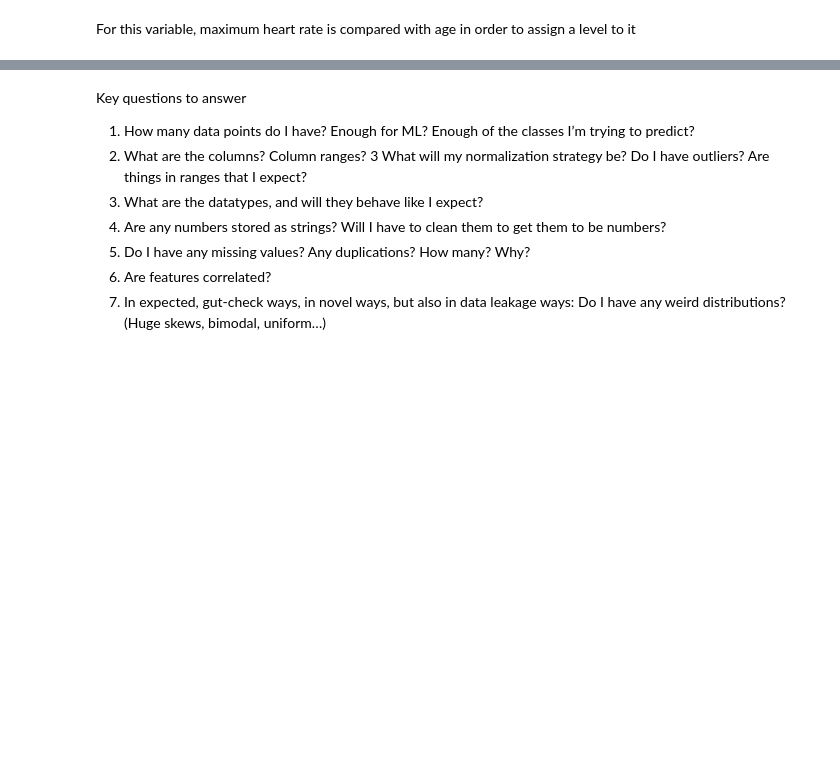
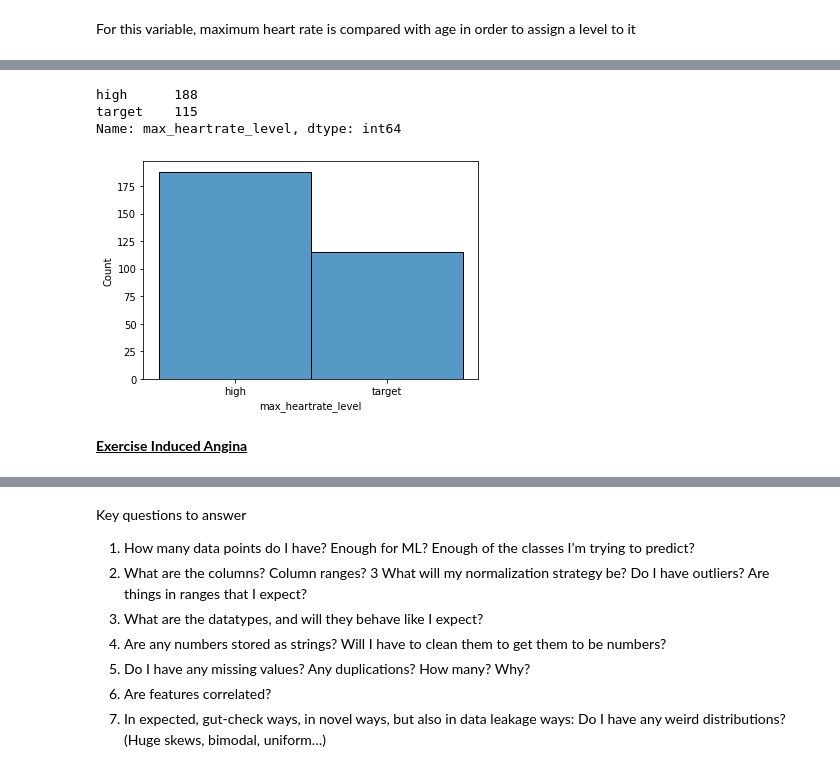
Before and after one commit to abielhammonds/predict_heart_disease_machine_learning_project, a Jupyter notebook: heart_disease_uci.ipynb, the cells around one changed output, grey strips where cells are left out. Cells and saved outputs as stored; diff of their text form; code cells hidden in the pictures; blank space fills up the shorter version.

Commit message:
updating project file with more feature analysis, adding feature analysis notebook, adding additional image files

```diff
--- a/heart_disease_uci.ipynb
+++ b/heart_disease_uci.ipynb
@@ -637,0 +596,19 @@ ValueError: The truth value of a Series is ambiguous. Use a.empty, a.bool(), a.i
+# %%
+#this For Loop creates a list called normal_max_rate; this is the target maximum heart rate for each patient's age
+
+normal_max_rate = []
+
+for value in heart_data["age"]:
+    normal_max_rate.append(200 - value)
+
+#the target max heart rate is added as a column to the heart dataframe
+heart_data['normal_max_rate'] = normal_max_rate
+
+#an additional column called 'max_heartrate_level' is created
+#this is the patient's heart rate compared with their target max heart rate
+#if the patient's max heart rate is higher than the target for their age, their level is listed as 'high'
+#if the patient's max heart rate is equal to or lower than the target for their age, their level is listed as 'target'
+heart_data['max_heartrate_level'] = np.where(heart_data['thalach']>heart_data['normal_max_rate'],'high','target')
+
+#here is the heart dataframe with those columns added
+heart_data.head()
@@ -637,0 +622,15 @@ ValueError: The truth value of a Series is ambiguous. Use a.empty, a.bool(), a.i
+# %%
+#this is the counts of patients with high vs. target max heart rate
+heart_data["max_heartrate_level"].value_counts()
+# %% [output]
+high      188
+target    115
+Name: max_heartrate_level, dtype: int64
+# %%
+#plot the distribution
+g = sns.histplot(data=heart_data, x="max_heartrate_level")
+g.figure.savefig('images/MaxHRDistr')
+# %% [output]
+[figure, added]
+# %% [markdown]
+<u> **Exercise Induced Angina** </u>
```
Also changed, not shown: parts of 46 cells of this notebook, 17 other files.
